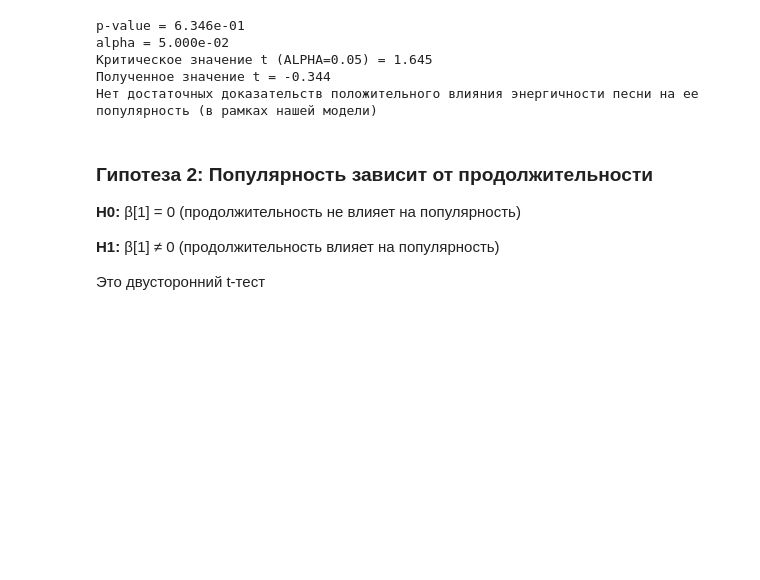
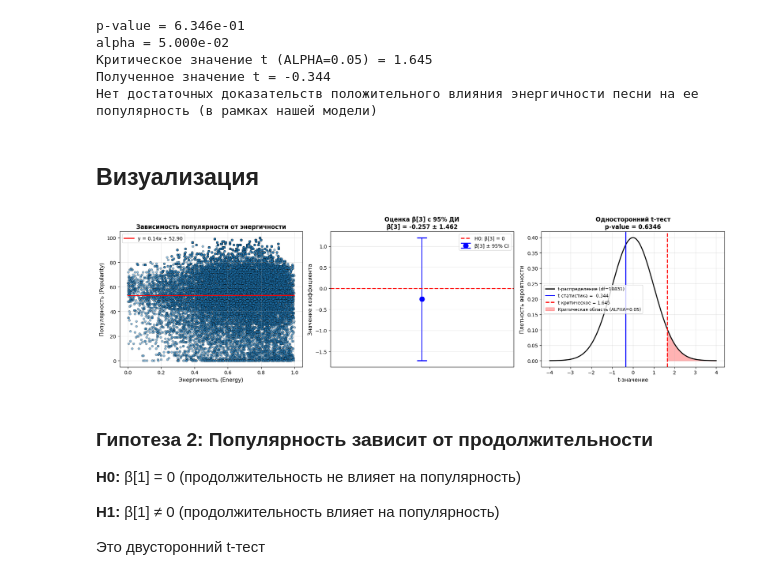
Before and after one commit to V4Vd/matstat, a Jupyter notebook: lab5/task_1.ipynb, the cells around one changed output. Saved outputs shown, nothing was run; the diff lists cells and outputs as text; code cells hidden in the pictures; blank space fills up the shorter version.

Commit message:
lab5: add visualizations for task_1

```diff
--- a/lab5/task_1.ipynb
+++ b/lab5/task_1.ipynb
@@ -285,6 +285,62 @@ alpha = 5.000e-02
 Критическое значение t (ALPHA=0.05) = 1.645
 Полученное значение t = -0.344
 Нет достаточных доказательств положительного влияния энергичности песни на ее популярность (в рамках нашей модели)
+# %% [markdown]
+## Визуализация
+# %%
+fig, axes = plt.subplots(1, 3, figsize=(18, 5))
+
+# 1. Scatter plot: Energy vs Popularity
+ax1 = axes[0]
+ax1.scatter(energy, Y, alpha=0.5, s=20, edgecolors='k', linewidths=0.5)
+# Добавляем линию тренда (только для энергичности)
+z = np.polyfit(energy, Y, 1)
+p = np.poly1d(z)
+x_line = np.linspace(energy.min(), energy.max(), 100)
+ax1.plot(x_line, p(x_line), 'r-', linewidth=2, label=f'y = {z[0]:.2f}x + {z[1]:.2f}')
+ax1.set_xlabel('Энергичность (Energy)', fontsize=11)
+ax1.set_ylabel('Популярность (Popularity)', fontsize=11)
+ax1.set_title('Зависимость популярности от энергичности', fontsize=12, fontweight='bold')
+ax1.legend()
+ax1.grid(True, alpha=0.3)
+
+# 2. Coefficient estimate with confidence interval
+ax2 = axes[1]
+beta_3 = model.beta_hat[3] # type: ignore
+ci_lower_3, ci_upper_3 = ci_lower[3], ci_upper[3]
+se_3 = model.get_standard_errors()[3]
+
+ax2.errorbar([0], [beta_3], yerr=[[beta_3 - ci_lower_3], [ci_upper_3 - beta_3]], fmt='o', markersize=10, capsize=10, capthick=2, color='blue', label='β[3] ± 95% CI')
+ax2.axhline(y=0, color='red', linestyle='--', linewidth=2, label='H0: β[3] = 0')
+ax2.set_xlim(-0.5, 0.5)
+ax2.set_ylabel('Значение коэффициента', fontsize=11)
+ax2.set_title(f'Оценка β[3] с 95% ДИ\nβ[3] = {beta_3:.3f} ± {1.96*se_3:.3f}', fontsize=12, fontweight='bold')
+ax2.set_xticks([])
+ax2.legend()
+ax2.grid(True, alpha=0.3, axis='y')
+
+# 3. t-distribution with test statistic
+ax3 = axes[2]
+df = model.n - model.m
+x = np.linspace(-4, 4, 1000)
+y = stats.t.pdf(x, df)
+ax3.plot(x, y, 'k-', linewidth=2, label=f't-распределение (df={df})')
+ax3.axvline(x=t_stat, color='blue', linestyle='-', linewidth=2, label=f't-статистика = {t_stat:.3f}')
+ax3.axvline(x=t_crit, color='red', linestyle='--', linewidth=2, label=f't-критическое = {t_crit:.3f}')
+# Заполняем критическую область
+x_fill = x[x >= t_crit]
+y_fill = stats.t.pdf(x_fill, df)
+ax3.fill_between(x_fill, y_fill, alpha=0.3, color='red', label=f'Критическая область (ALPHA={ALPHA})')
+ax3.set_xlabel('t-значение', fontsize=11)
+ax3.set_ylabel('Плотность вероятности', fontsize=11)
+ax3.set_title(f'Односторонний t-тест\np-value = {p_value:.4f}', fontsize=12, fontweight='bold')
+ax3.legend(fontsize=9)
+ax3.grid(True, alpha=0.3)
+
+plt.tight_layout()
+plt.show()
+# %% [output]
+[figure, added]
 # %% [markdown]
 ### Гипотеза 2: Популярность зависит от продолжительности
 
```
Also changed, not shown: parts of 2 cells of this notebook.
